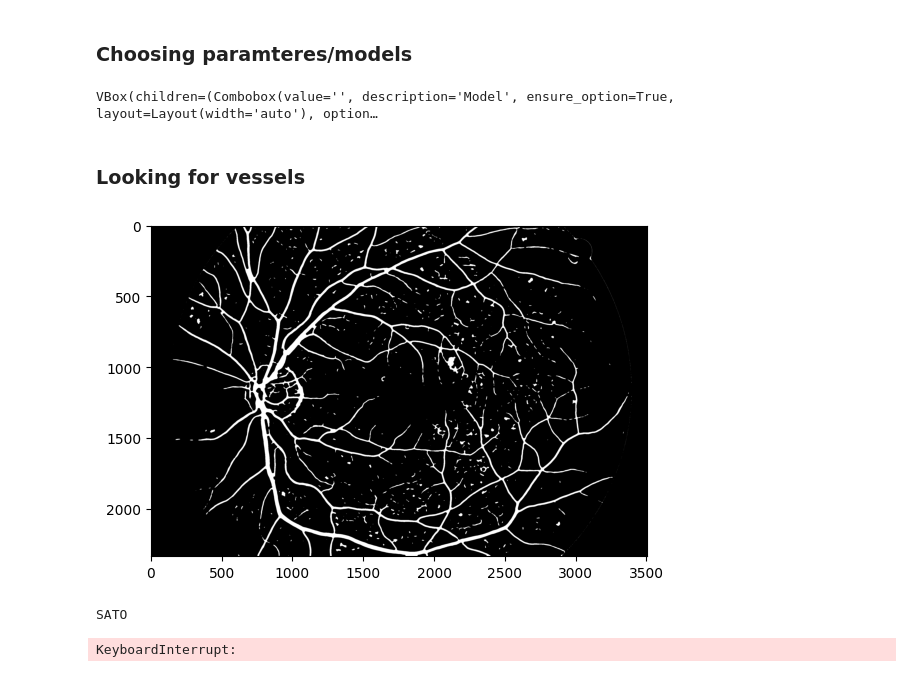
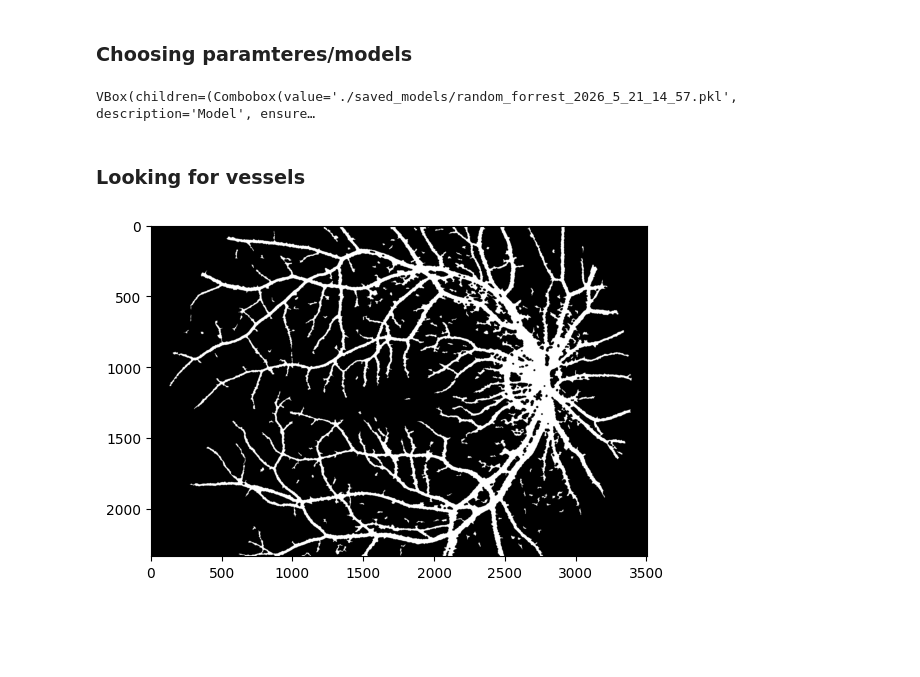
Before and after one commit to StanislawMarszalek/segmentation-of-fundus-images, a Jupyter notebook: main.ipynb, the cells around one changed output. Cells and saved outputs as stored; diff of their text form; code cells hidden in the pictures; blank space fills up the shorter version.

```diff
--- a/main.ipynb
+++ b/main.ipynb
@@ -62,6 +62,7 @@ VBox(children=(Combobox(value='', description='Method', ensure_option=True, layo
 # %% [markdown]
 ### Choosing paramteres/models
 # %%
+are_chosen:bool=False
 if method.value!="":
     if method.value=="Sato filtr":
         threshold=widgets.FloatSlider(
@@ -99,7 +100,7 @@ if method.value!="":
         orientation='horizontal',
         layout=widgets.Layout(width='auto')
         )
-
+        are_chosen=True
         sliders=widgets.VBox([threshold,median_kernel_size,filling_kernel_size],layout=widgets.Layout(width='45%'))
 
 
@@ -110,23 +111,30 @@ if method.value!="":
         elif method.value=="UNet (Neural Network)":
             models=[SAVED_MODELS+"/"+file.name for file in os.scandir(SAVED_MODELS) if file.is_file() and file.name.endswith("pth")]
 
-        model=widgets.Combobox(
-            placeholder='Choose the model to find vessels',
+        if models:
+            first_model=models[0]
+            are_chosen=True
+        else:
+            are_chosen=False
+            #False because there is no model to choose
+
+        model_path=widgets.Combobox(
+            value=first_model,
             options=models,
             description='Model',
             ensure_option=True,
             disabled=False,
             layout=widgets.Layout(width='auto')
         )
-        sliders=widgets.VBox([model],layout=widgets.Layout(width='45%'))
+        sliders=widgets.VBox([model_path],layout=widgets.Layout(width='45%'))
 
     display(sliders)
 # %% [output]
-VBox(children=(Combobox(value='', description='Model', ensure_option=True, layout=Layout(width='auto'), option…
+VBox(children=(Combobox(value='./saved_models/random_forrest_2026_5_21_14_57.pkl', description='Model', ensure…
 # %% [markdown]
 ### Looking for vessels
 # %%
-if method.value!="" and images.value!=():
+if method.value!="" and images.value!=() and are_chosen:
     data=[[str(image_path)] for image_path in images.value]
     #Looking for FOV paths
     for single_list in data:
@@ -148,36 +156,43 @@ if method.value!="" and images.value!=():
 
     for single_list in data:
         img=read_img(single_list[0])
         fov_mask=read_img(single_list[1])
 
 
 
         if method.value== "Sato filtr":
             img_copy=deepcopy(img)
-            vessels=classic_vessel_segmentation(img,fov_mask,threshold=0.009)
-            print("SATO")
+            vessels=classic_vessel_segmentation(img,fov_mask,threshold=threshold.value,
+                                                median_kernel_size=median_kernel_size.value,
+                                                filling_kernel_size=filling_kernel_size.value)
+
 
         elif method.value=="Random Forrest Model":
             img_copy=deepcopy(img)
-            print("Forrest")
+            model=load_model(model_path.value)
+            vessels=predict_full_image(img,fov_mask,model,preproces_pipeline)
+            vessels=remove_small_components(vessels,100)
+
+            vessels=postproces_pipeline(vessels,13)
+
 
         elif method.value=="UNet (Neural Network)":
             if len(fov_mask.shape)>1:
                 fov_mask=fov_mask[:,:,1]
 
             img = np.transpose(img, (2, 0, 1))          # HWC -> CHW
             img = np.expand_dims(img, axis=0)           # CHW -> NCHW
             img_copy=deepcopy(img)
 
             print("Unet")
 
         if show_confussion_matrix.value:
             expert_mask=read_img(single_list[2])
             expert_mask=np.where(expert_mask>0,1,0).astype(np.uint8)
             if method.value=="UNet (Neural Network)":
                 #TODO zrobic tutaj resize na 512 na 512
                 pass
+
+        show_img(vessels)
 # %% [output]
-[figure, old version]
+[figure, new version]
-SATO
-KeyboardInterrupt:
```
Also changed, not shown: parts of 1 cell of this notebook.
